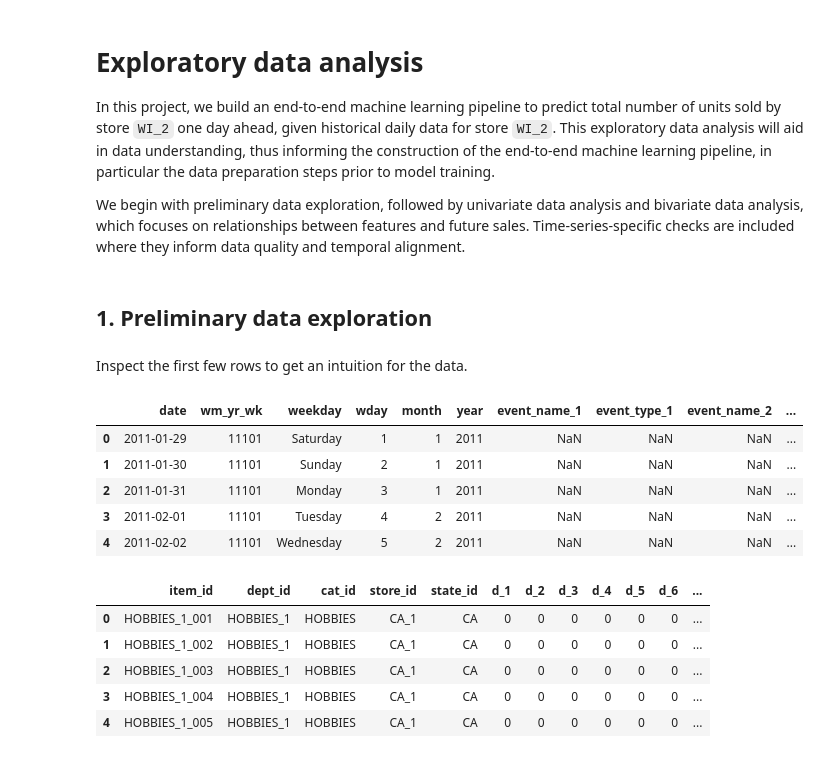
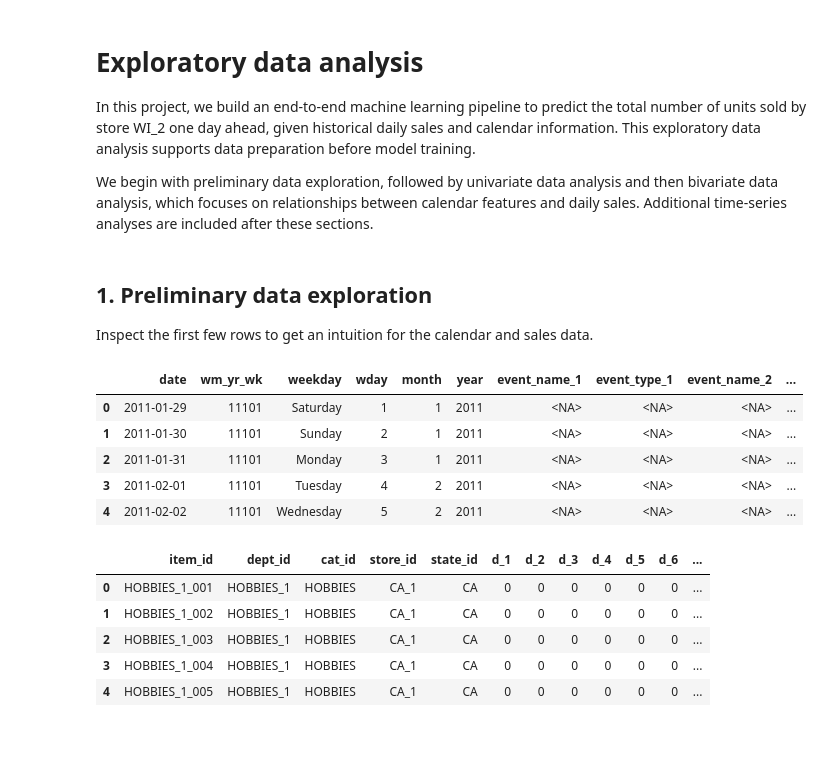
Before and after one commit to weifengsiew/machine-learning-pipeline-time-series, a Jupyter notebook: eda.ipynb, the cells around one changed output. Saved outputs shown, nothing was run; the diff lists cells and outputs as text; code cells hidden in the pictures.

```diff
--- a/eda.ipynb
+++ b/eda.ipynb
@@ -1,6 +1,6 @@
 # %% [markdown]
 # Exploratory data analysis
 
-In this project, we build an end-to-end machine learning pipeline to predict total number of units sold by store `WI_2` one day ahead, given historical daily data for store `WI_2`. This exploratory data analysis will aid in data understanding, thus informing the construction of the end-to-end machine learning pipeline, in particular the data preparation steps prior to model training.
+In this project, we build an end-to-end machine learning pipeline to predict the total number of units sold by store WI_2 one day ahead, given historical daily sales and calendar information. This exploratory data analysis supports data preparation before model training.
 
-We begin with preliminary data exploration, followed by univariate data analysis and bivariate data analysis, which focuses on relationships between features and future sales. Time-series-specific checks are included where they inform data quality and temporal alignment.
+We begin with preliminary data exploration, followed by univariate data analysis and then bivariate data analysis, which focuses on relationships between calendar features and daily sales. Additional time-series analyses are included after these sections.
@@ -16,38 +7,44 @@ plt.style.use('seaborn-v0_8-whitegrid')
-# %% [markdown]
-## 1. Preliminary data exploration
 # %% [markdown]
-Inspect the first few rows to get an intuition for the data.
+## 1. Preliminary data exploration
+
+Inspect the first few rows to get an intuition for the calendar and sales data.
 # %%
-# configure the project and data paths
-candidate_roots = [Path.cwd(), Path.cwd() / 'ts', Path.cwd().parent]
+from pathlib import Path
+
+import matplotlib.pyplot as plt
+import pandas as pd
+from scipy.stats import kruskal, spearmanr
+
+pd.set_option("display.max_columns", 100)
+plt.style.use("seaborn-v0_8-whitegrid")
+
+candidate_roots = [Path.cwd(), Path.cwd() / "ts", Path.cwd().parent]
 PROJECT_ROOT = next(
     root for root in candidate_roots
-    if (root / 'data' / 'm5-forecasting-accuracy').exists()
+    if (root / "data" / "m5-forecasting-accuracy").exists()
 )
-DATA_DIR = PROJECT_ROOT / 'data' / 'm5-forecasting-accuracy'
-STORE_ID = 'WI_2'
+DATA_DIR = PROJECT_ROOT / "data" / "m5-forecasting-accuracy"
+STORE_ID = "WI_2"
 
-# load the calendar data
-categorical_calendar_columns = [
-    'weekday',
-    'event_name_1',
-    'event_type_1',
-    'event_name_2',
-    'event_type_2',
-]
 calendar_raw = pd.read_csv(
-    DATA_DIR / 'calendar.csv',
-    dtype={column: str for column in categorical_calendar_columns},
+    DATA_DIR / "calendar.csv",
+    dtype={
+        "weekday": "string",
+        "event_name_1": "string",
+        "event_type_1": "string",
+        "event_name_2": "string",
+        "event_type_2": "string",
+    },
     keep_default_na=True,
-    na_values=['NA', ''],)
+    na_values=["NA", ""],
+)
 
-# inspect the first few rows
 calendar_raw.head()
 # %% [output]
 |  | date | wm_yr_wk | weekday | wday | month | year | event_name_1 | event_type_1 | event_name_2 | ... |
-| 0 | 2011-01-29 | 11101 | Saturday | 1 | 1 | 2011 | NaN | NaN | NaN | ... |
-| 1 | 2011-01-30 | 11101 | Sunday | 2 | 1 | 2011 | NaN | NaN | NaN | ... |
-| 2 | 2011-01-31 | 11101 | Monday | 3 | 1 | 2011 | NaN | NaN | NaN | ... |
-| 3 | 2011-02-01 | 11101 | Tuesday | 4 | 2 | 2011 | NaN | NaN | NaN | ... |
-| 4 | 2011-02-02 | 11101 | Wednesday | 5 | 2 | 2011 | NaN | NaN | NaN | ... |
+| 0 | 2011-01-29 | 11101 | Saturday | 1 | 1 | 2011 | <NA> | <NA> | <NA> | ... |
+| 1 | 2011-01-30 | 11101 | Sunday | 2 | 1 | 2011 | <NA> | <NA> | <NA> | ... |
+| 2 | 2011-01-31 | 11101 | Monday | 3 | 1 | 2011 | <NA> | <NA> | <NA> | ... |
+| 3 | 2011-02-01 | 11101 | Tuesday | 4 | 2 | 2011 | <NA> | <NA> | <NA> | ... |
+| 4 | 2011-02-02 | 11101 | Wednesday | 5 | 2 | 2011 | <NA> | <NA> | <NA> | ... |
 # %%
```
Also changed, not shown: parts of 108 cells of this notebook, 6 other files.
